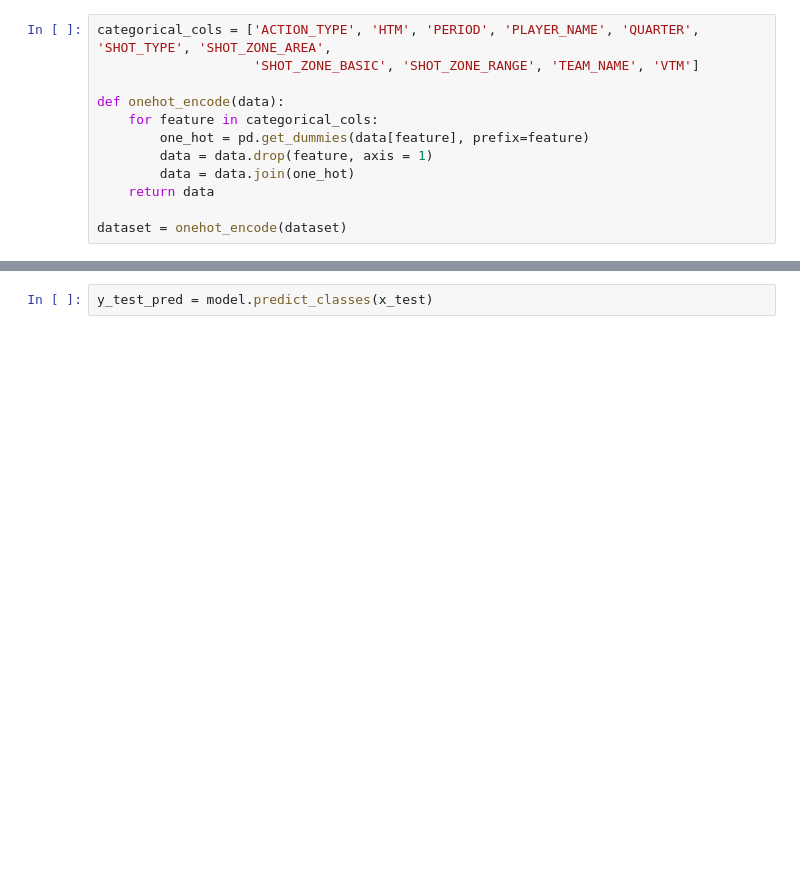
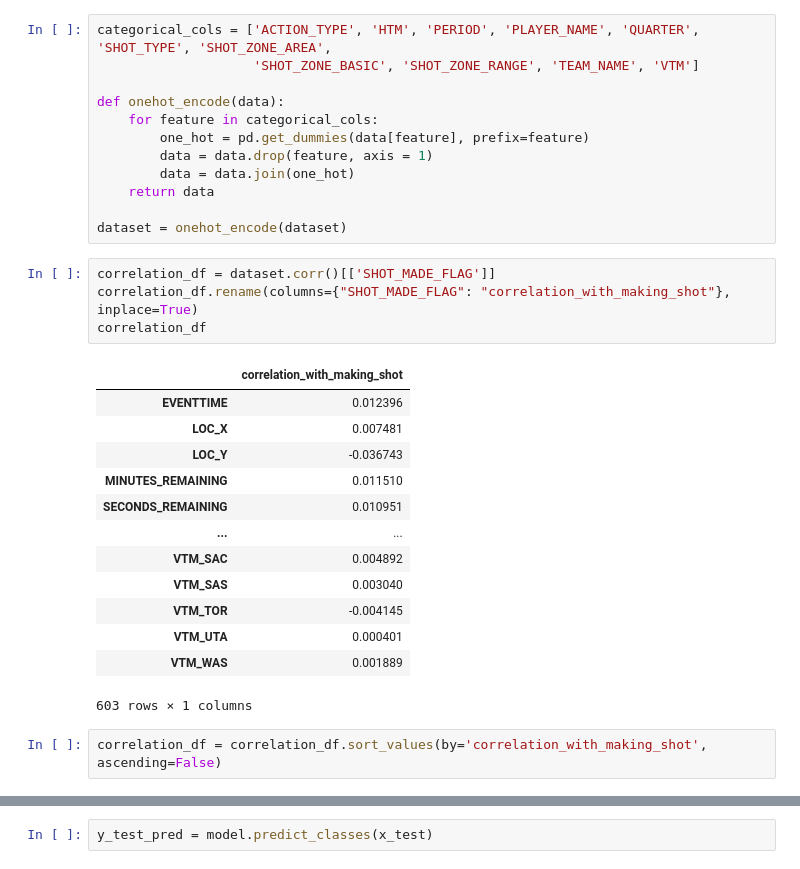
Before and after one commit to tomerzur/NBA-Shot-Prediction, a Jupyter notebook: Neural Model.ipynb, the cells around one changed output, grey strips where cells are left out. Cells and saved outputs as stored; diff of their text form; blank space fills up the shorter version.

```diff
--- a/Neural Model.ipynb
+++ b/Neural Model.ipynb
@@ -32,3 +26,23 @@ def onehot_encode(data):
     return data
 
 dataset = onehot_encode(dataset)
+# %%
+correlation_df = dataset.corr()[['SHOT_MADE_FLAG']]
+correlation_df.rename(columns={"SHOT_MADE_FLAG": "correlation_with_making_shot"}, inplace=True)
+correlation_df
+# %% [output]
+|  | correlation_with_making_shot |
+| EVENTTIME | 0.012396 |
+| LOC_X | 0.007481 |
+| LOC_Y | -0.036743 |
+| MINUTES_REMAINING | 0.011510 |
+| SECONDS_REMAINING | 0.010951 |
+| ... | ... |
+| VTM_SAC | 0.004892 |
+| VTM_SAS | 0.003040 |
+| VTM_TOR | -0.004145 |
+| VTM_UTA | 0.000401 |
+| VTM_WAS | 0.001889 |
+603 rows × 1 columns
+# %%
+correlation_df = correlation_df.sort_values(by='correlation_with_making_shot', ascending=False)
```
Also changed, not shown: parts of 11 cells of this notebook.
